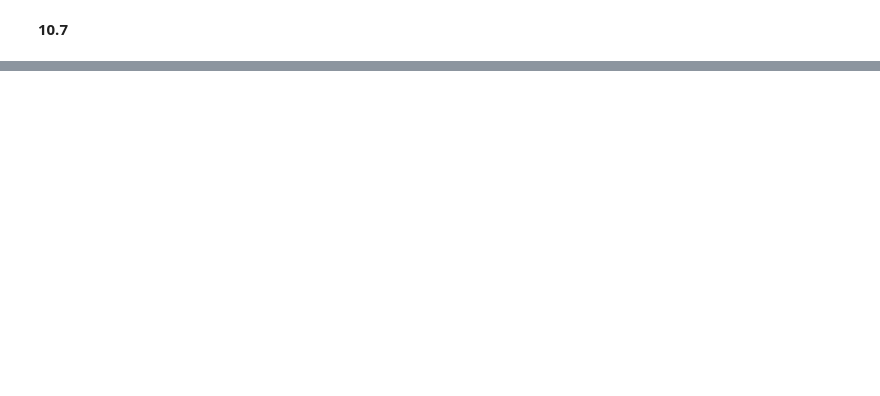
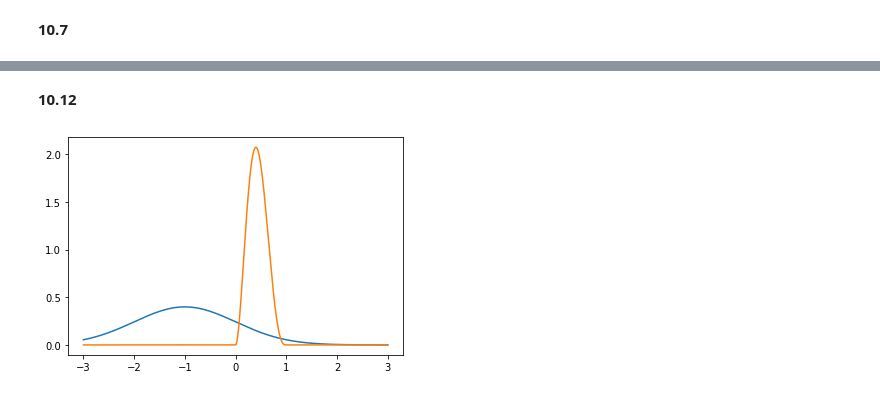
Before and after one commit to IanFla/Monte-Carlo, a Jupyter notebook: Ch10.ipynb, the cells around one changed output, grey strips where cells are left out. Drawn from its saved outputs; the diff is of its cells as text; code cells hidden in the pictures; blank space fills up the shorter version.

```diff
--- a/Ch10.ipynb
+++ b/Ch10.ipynb
@@ -114,0 +266,17 @@ print(1/np.sqrt(n),np.std(mu))
+# %% [markdown]
+**10.12**
+# %%
+p0=lambda x: np.exp(-(x+1)**2/2)
+p0rvs=lambda size: norm.rvs(size=size,loc=-1)
+p1=lambda x: (x**2)*((1-x)**3)*(x>0)*(x<1)
+p1rvs=lambda size: beta.rvs(size=size,a=3,b=4)
+Z0=np.sqrt(2*np.pi)
+Z1=1/60
+rho=Z1/Z0
+
+x=np.linspace(-3,3,1000)
+plt.plot(x,p0(x)/Z0)
+plt.plot(x,p1(x)/Z1)
+plt.show()
+# %% [output]
+[figure, added]
```
Also changed, not shown: parts of 15 cells of this notebook.
